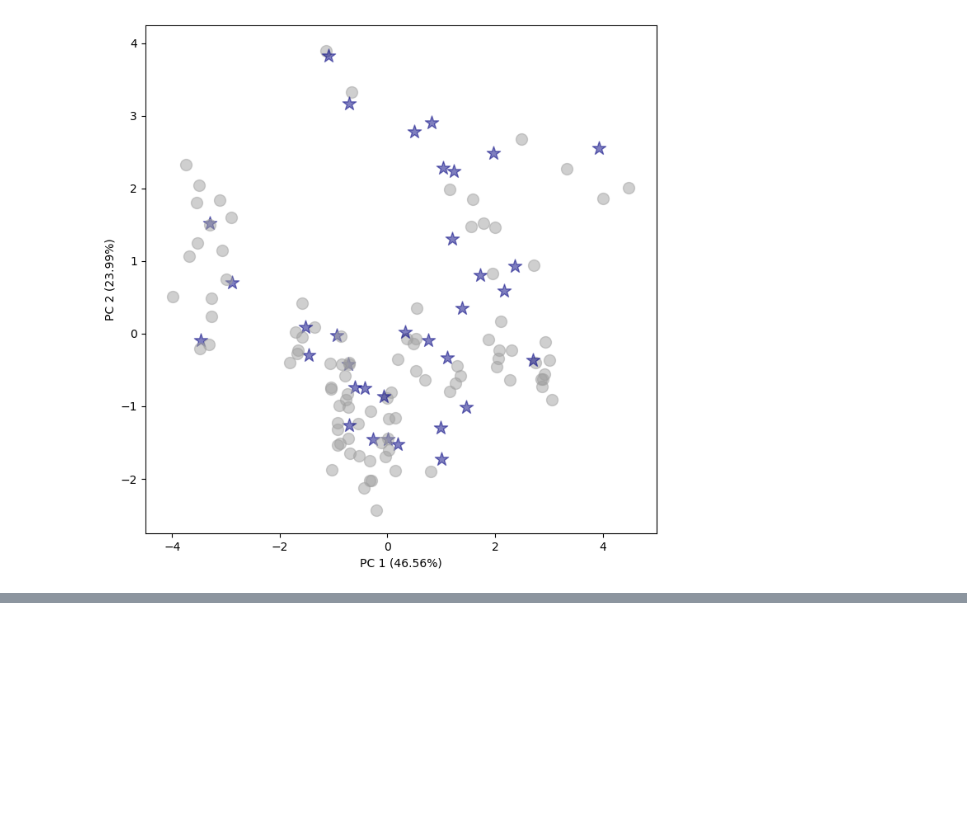
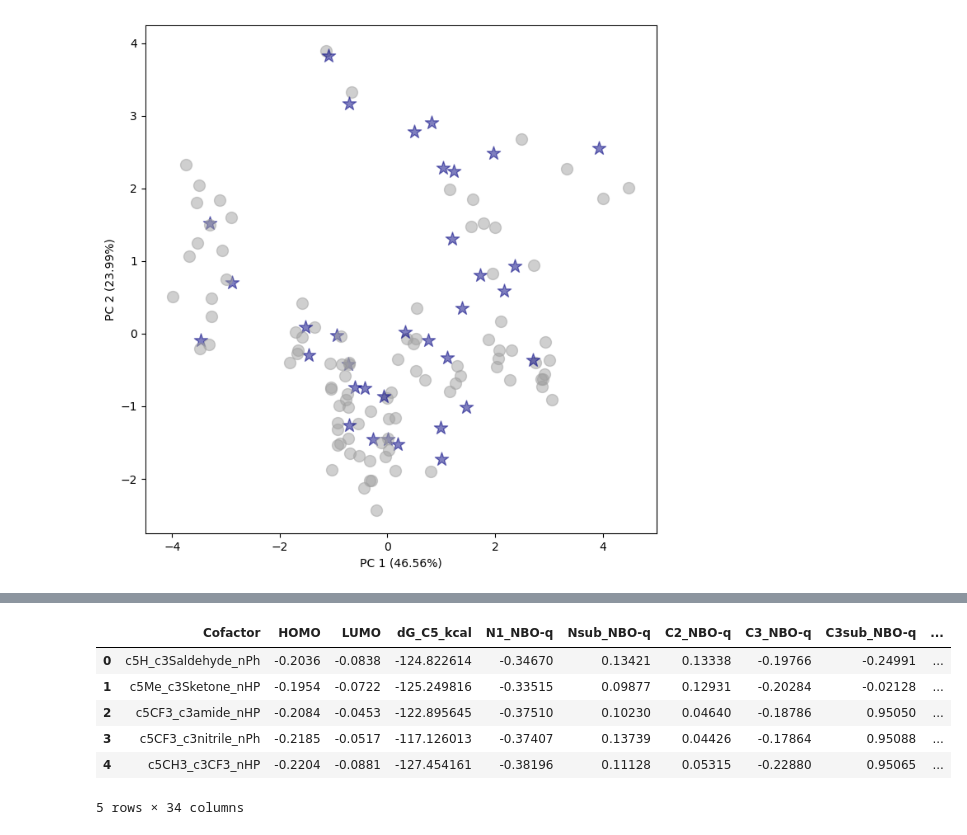
Before and after one commit to aplatt22/ncb_stability, a Jupyter notebook: Figure_Creation/pca_plotting.ipynb, the cells around one changed output, grey strips where cells are left out. Cells and saved outputs as stored; diff of their text form; code cells hidden in the pictures; blank space fills up the shorter version.

```diff
--- a/Figure_Creation/pca_plotting.ipynb
+++ b/Figure_Creation/pca_plotting.ipynb
@@ -123,0 +188,10 @@ plt.ylim(-2.75,4.25)
+# %%
+new_sub_pca.head()
+# %% [output]
+|  | Cofactor | HOMO | LUMO | dG_C5_kcal | N1_NBO-q | Nsub_NBO-q | C2_NBO-q | C3_NBO-q | C3sub_NBO-q | ... |
+| 0 | c5H_c3Saldehyde_nPh | -0.2036 | -0.0838 | -124.822614 | -0.34670 | 0.13421 | 0.13338 | -0.19766 | -0.24991 | ... |
+| 1 | c5Me_c3Sketone_nHP | -0.1954 | -0.0722 | -125.249816 | -0.33515 | 0.09877 | 0.12931 | -0.20284 | -0.02128 | ... |
+| 2 | c5CF3_c3amide_nHP | -0.2084 | -0.0453 | -122.895645 | -0.37510 | 0.10230 | 0.04640 | -0.18786 | 0.95050 | ... |
+| 3 | c5CF3_c3nitrile_nPh | -0.2185 | -0.0517 | -117.126013 | -0.37407 | 0.13739 | 0.04426 | -0.17864 | 0.95088 | ... |
+| 4 | c5CH3_c3CF3_nHP | -0.2204 | -0.0881 | -127.454161 | -0.38196 | 0.11128 | 0.05315 | -0.22880 | 0.95065 | ... |
+5 rows × 34 columns
```
Also changed, not shown: parts of 8 cells of this notebook, 1 other file.
